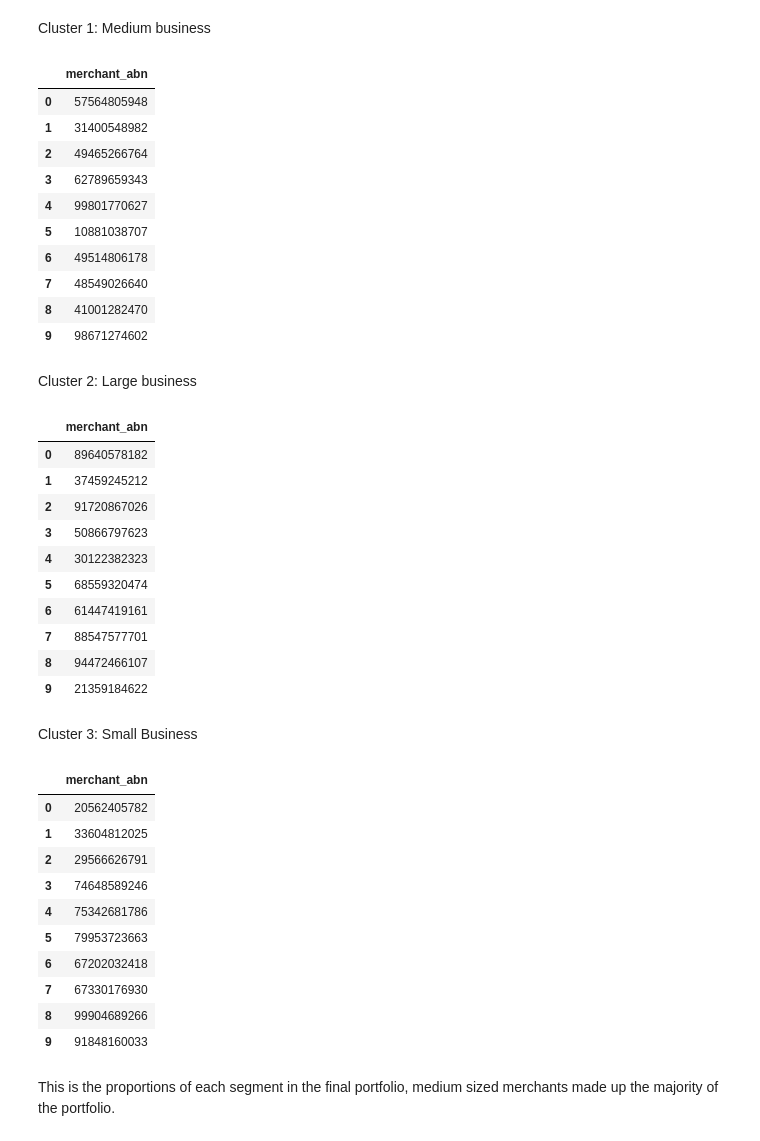
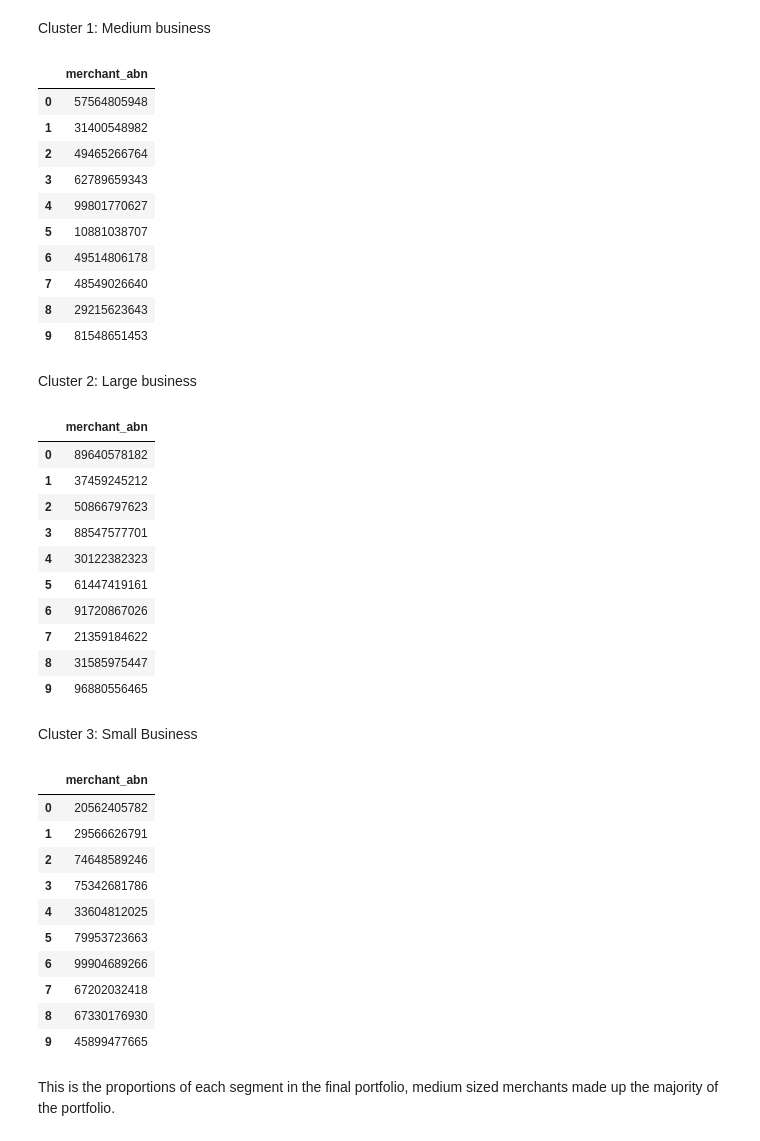
Before and after one commit to TGChenZP/MAST30034-A2_GroupWork_Py, a Jupyter notebook: notebooks/26_A_R_summary_notebook.ipynb, the cells around one changed output. Cells and saved outputs as stored; diff of their text form; code cells hidden in the pictures.

```diff
--- a/notebooks/26_A_R_summary_notebook.ipynb
+++ b/notebooks/26_A_R_summary_notebook.ipynb
@@ -589,7 +588,7 @@ This is the proportions of each segment in the final portfolio.
 # %% [markdown]
 Cluster 1: Medium business
 # %%
-pd.read_csv('../data/curated/final_model/final_10_cluster0.csv')[['merchant_abn']]
+pd.read_csv('../data/curated/final_model/output/final_10_cluster0.csv')[['merchant_abn']]
 # %% [output]
 |  | merchant_abn |
 | 0 | 57564805948 |
@@ -600,40 +599,40 @@ pd.read_csv('../data/curated/final_model/final_10_cluster0.csv')[['merchant_abn'
 | 5 | 10881038707 |
 | 6 | 49514806178 |
 | 7 | 48549026640 |
-| 8 | 41001282470 |
-| 9 | 98671274602 |
+| 8 | 29215623643 |
+| 9 | 81548651453 |
 # %% [markdown]
 Cluster 2: Large business
 # %%
-pd.read_csv('../data/curated/final_model/final_10_cluster1.csv')[['merchant_abn']]
+pd.read_csv('../data/curated/final_model/output/final_10_cluster1.csv')[['merchant_abn']]
 # %% [output]
 |  | merchant_abn |
 | 0 | 89640578182 |
 | 1 | 37459245212 |
-| 2 | 91720867026 |
-| 3 | 50866797623 |
+| 2 | 50866797623 |
+| 3 | 88547577701 |
 | 4 | 30122382323 |
-| 5 | 68559320474 |
-| 6 | 61447419161 |
-| 7 | 88547577701 |
-| 8 | 94472466107 |
-| 9 | 21359184622 |
+| 5 | 61447419161 |
+| 6 | 91720867026 |
+| 7 | 21359184622 |
+| 8 | 31585975447 |
+| 9 | 96880556465 |
 # %% [markdown]
 Cluster 3: Small Business
 # %%
-pd.read_csv('../data/curated/final_model/final_10_cluster2.csv')[['merchant_abn']]
+pd.read_csv('../data/curated/final_model/output/final_10_cluster2.csv')[['merchant_abn']]
 # %% [output]
 |  | merchant_abn |
 | 0 | 20562405782 |
-| 1 | 33604812025 |
-| 2 | 29566626791 |
-| 3 | 74648589246 |
-| 4 | 75342681786 |
+| 1 | 29566626791 |
+| 2 | 74648589246 |
+| 3 | 75342681786 |
+| 4 | 33604812025 |
 | 5 | 79953723663 |
-| 6 | 67202032418 |
-| 7 | 67330176930 |
-| 8 | 99904689266 |
-| 9 | 91848160033 |
+| 6 | 99904689266 |
+| 7 | 67202032418 |
+| 8 | 67330176930 |
+| 9 | 45899477665 |
 # %% [markdown]
 This is the proportions of each segment in the final portfolio, medium sized merchants made up the majority of the portfolio.
 # %% [markdown]
```
Also changed, not shown: parts of 3 cells of this notebook.
